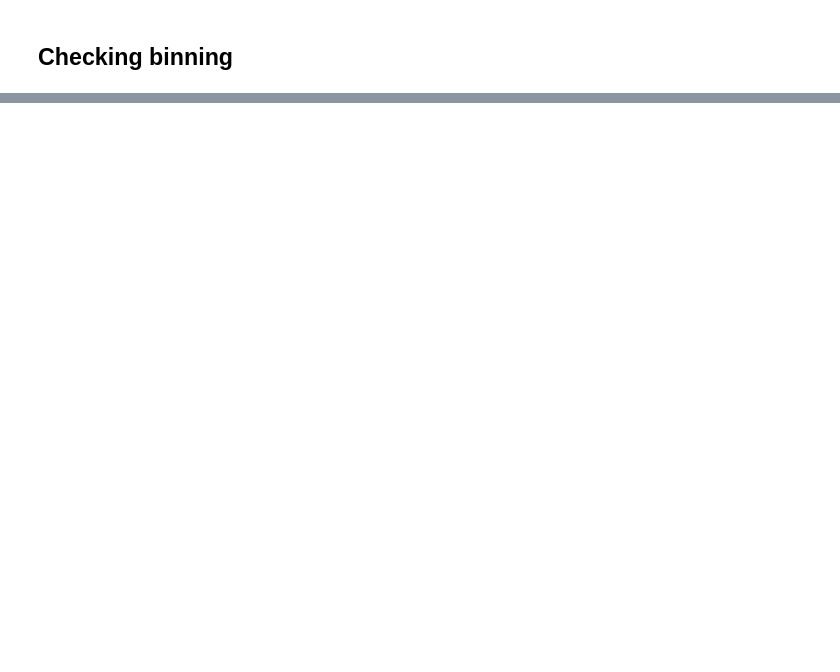
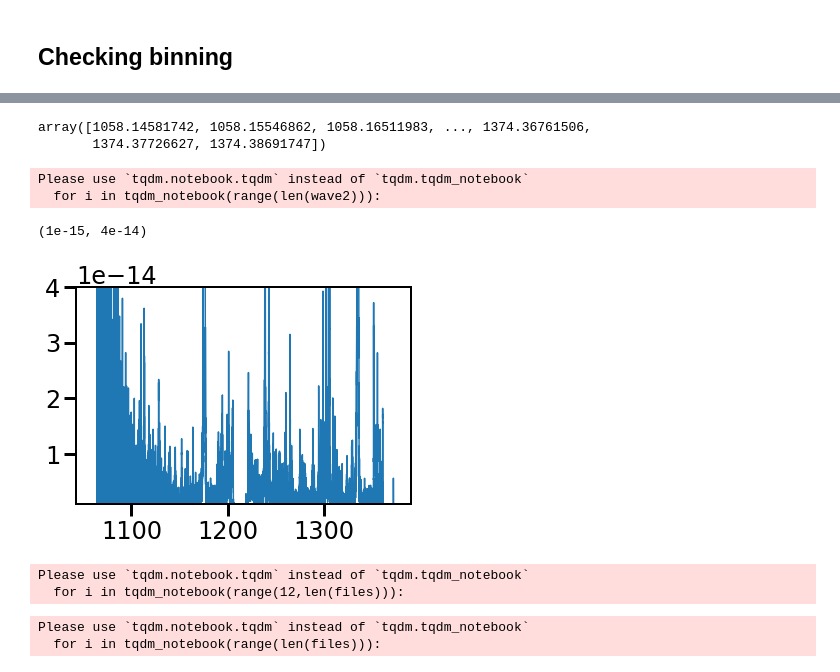
Before and after one commit to afeinstein20/cos_flares, a Jupyter notebook: notebooks/extracting_time_tag_data.ipynb, the cells around one changed output, grey strips where cells are left out. Cells and saved outputs as stored; diff of their text form; code cells hidden in the pictures; blank space fills up the shorter version.

```diff
--- a/notebooks/extracting_time_tag_data.ipynb
+++ b/notebooks/extracting_time_tag_data.ipynb
@@ -190,22 +419,39 @@ new_wave = np.linspace(w20[0][1], w30[0][-2]-0.06,len(w20[0]))
+# %%
+stitched_wave = np.zeros((wave2.shape[0], wave2.shape[1]*2))
+stitched_flux = np.zeros((wave2.shape[0], wave2.shape[1]*2))
+stitched_err  = np.zeros((wave2.shape[0], wave2.shape[1]*2))
+
+for i in range(len(wave2)):
+    stitched_wave[i] = np.append(wave2[i], wave1[i+12])
+    stitched_flux[i] = np.append(flux2[i], flux1[i+12])
+    stitched_err[i] = np.append(err2[i], err1[i+12])
+# %%
+new_wave = np.linspace(np.nanmax(stitched_wave[:,0]),
+                       np.nanmin(stitched_wave[:,-1]), len(stitched_wave[0]))
+# %%
+new_wave
+# %% [output]
+array([1058.14581742, 1058.15546862, 1058.16511983, ..., 1374.36761506,
+       1374.37726627, 1374.38691747])
 # %%
-nf1, nf2 = np.zeros(f20.shape), np.zeros(f30.shape)
-ne1, ne2 = np.zeros(f20.shape), np.zeros(f30.shape)
+nf1 = np.zeros(stitched_wave.shape)
+ne1 = np.zeros(stitched_wave.shape)
 
-for i in tqdm_notebook(range(len(w20))):
-    interp1 = interp1d(w20[i], f20[i])
-    interp2 = interp1d(w30[i]-0.06, f30[i])
+for i in tqdm_notebook(range(len(wave2))):
+    interp1 = interp1d(stitched_wave[i], stitched_flux[i])
 
     nf1[i] = interp1(new_wave)
-    nf2[i] = interp2(new_wave)
 
-    interp1 = interp1d(w20[i], e20[i])
-    interp2 = interp1d(w30[i]-0.06, e30[i])
+    interp1 = interp1d(stitched_wave[i], stitched_flux[i])
 
     ne1[i] = interp1(new_wave)
-    ne2[i] = interp2(new_wave)
+# %% [output]
+Please use `tqdm.notebook.tqdm` instead of `tqdm.tqdm_notebook`
+  for i in tqdm_notebook(range(len(wave2))):
 # %%
 plt.plot(new_wave, np.nanmean(nf1, axis=0))
-plt.plot(new_wave, np.nanmean(nf2, axis=0))
-plt.xlim(1294.548-1,1294.548+1)
 plt.ylim(1e-15,0.4e-13)
+# %% [output]
+(1e-15, 4e-14)
+[figure, added]
 # %%
@@ -215,0 +462,25 @@ np.save('/Users/arcticfox/Documents/AUMic/30s/reduced2/interp_between_1.npy',
+# %%
+path = '/Users/arcticfox/Documents/AUMic/1s/reduced2/a'
+files = np.sort([os.path.join(path, i) for i in os.listdir(path) if i.endswith('x1d.fits')])
+countsa = np.zeros((len(cr.times)-12, len(wave1[0])))
+for i in tqdm_notebook(range(12,len(files))):
+    hdu = fits.open(files[i])
+    countsa[i-12] = hdu[1].data['NET']
+    hdu.close()
+# %% [output]
+Please use `tqdm.notebook.tqdm` instead of `tqdm.tqdm_notebook`
+  for i in tqdm_notebook(range(12,len(files))):
+# %%
+path = '/Users/arcticfox/Documents/AUMic/1s/reduced2/b'
+files = np.sort([os.path.join(path, i) for i in os.listdir(path) if i.endswith('x1d.fits')])
+countsb = np.zeros((len(cr.times)-12, len(wave1[0])))
+for i in tqdm_notebook(range(len(files))):
+    hdu = fits.open(files[i])
+    try:
+        countsb[i] = hdu[1].data['NET'][1]
+    except:
+        countsb[i] = hdu[1].data['NET'][0]
+    hdu.close()
+# %% [output]
+Please use `tqdm.notebook.tqdm` instead of `tqdm.tqdm_notebook`
+  for i in tqdm_notebook(range(len(files))):
```
Also changed, not shown: parts of 32 cells of this notebook, 1 other file.
